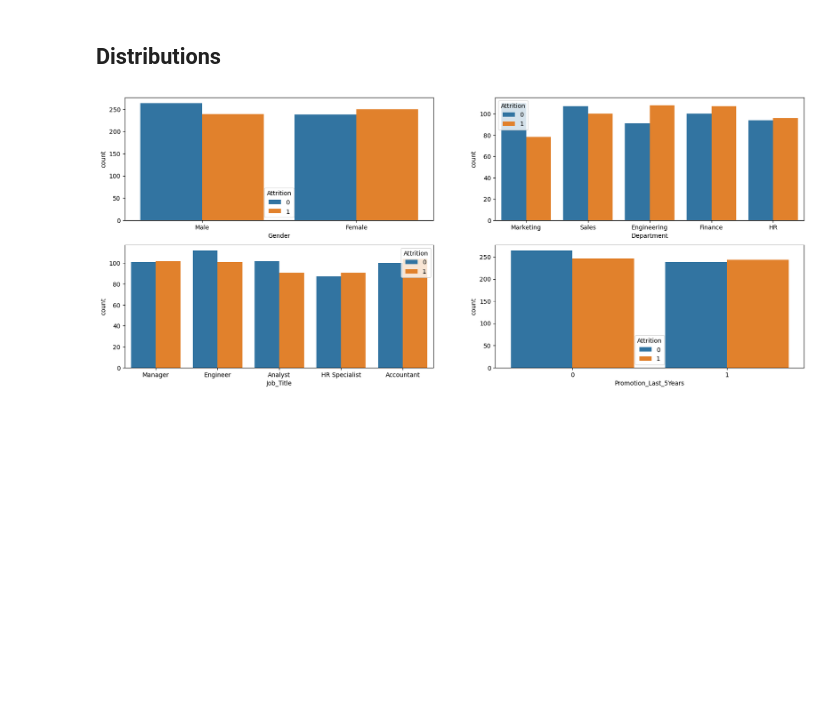
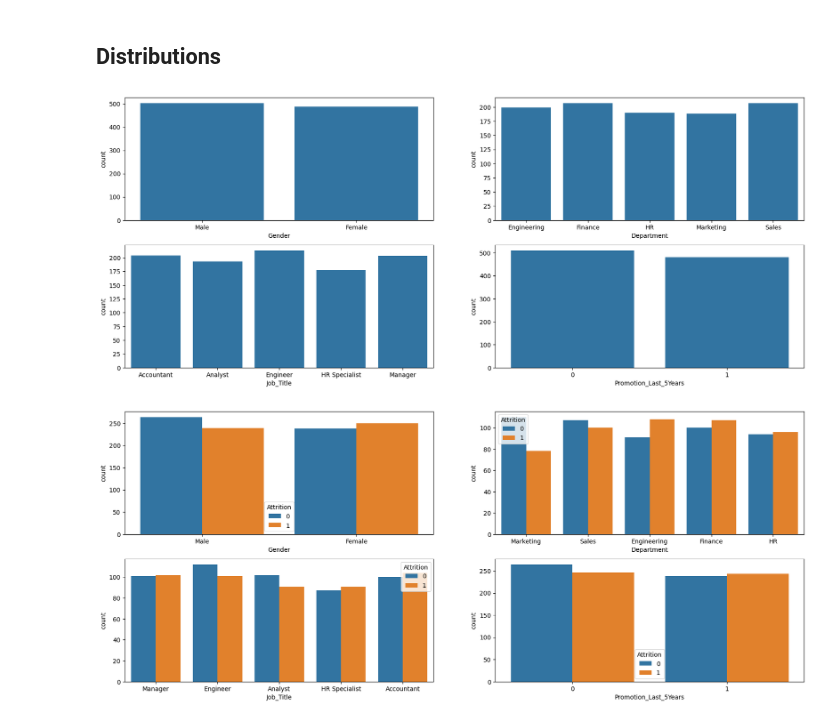
Before and after one commit to elissamim/attrition, a Jupyter notebook: notebooks/attrition_classification.ipynb, the cells around one changed output. Drawn from its saved outputs; the diff is of its cells as text; code cells hidden in the pictures; blank space fills up the shorter version.

```diff
--- a/notebooks/attrition_classification.ipynb
+++ b/notebooks/attrition_classification.ipynb
@@ -322,6 +323,16 @@ numerical_columns = ["Age", "Years_at_Company", "Satisfaction_Level", "Average_M
 target_column = ["Attrition"]
 # %% [markdown]
 ## Distributions
+# %%
+fig, axes = plt.subplots(2, 2, figsize=(20, 8))
+axes = axes.flatten()
+
+for i, col in enumerate(categorical_columns):
+    plt.sca(axes[i])
+    sns.countplot(data=df_attrition,
+                 x=col)
+# %% [output]
+[figure, added]
 # %%
 fig, axes = plt.subplots(2, 2, figsize=(20, 8))
 axes = axes.flatten()
```
Also changed, not shown: parts of 16 cells of this notebook.
